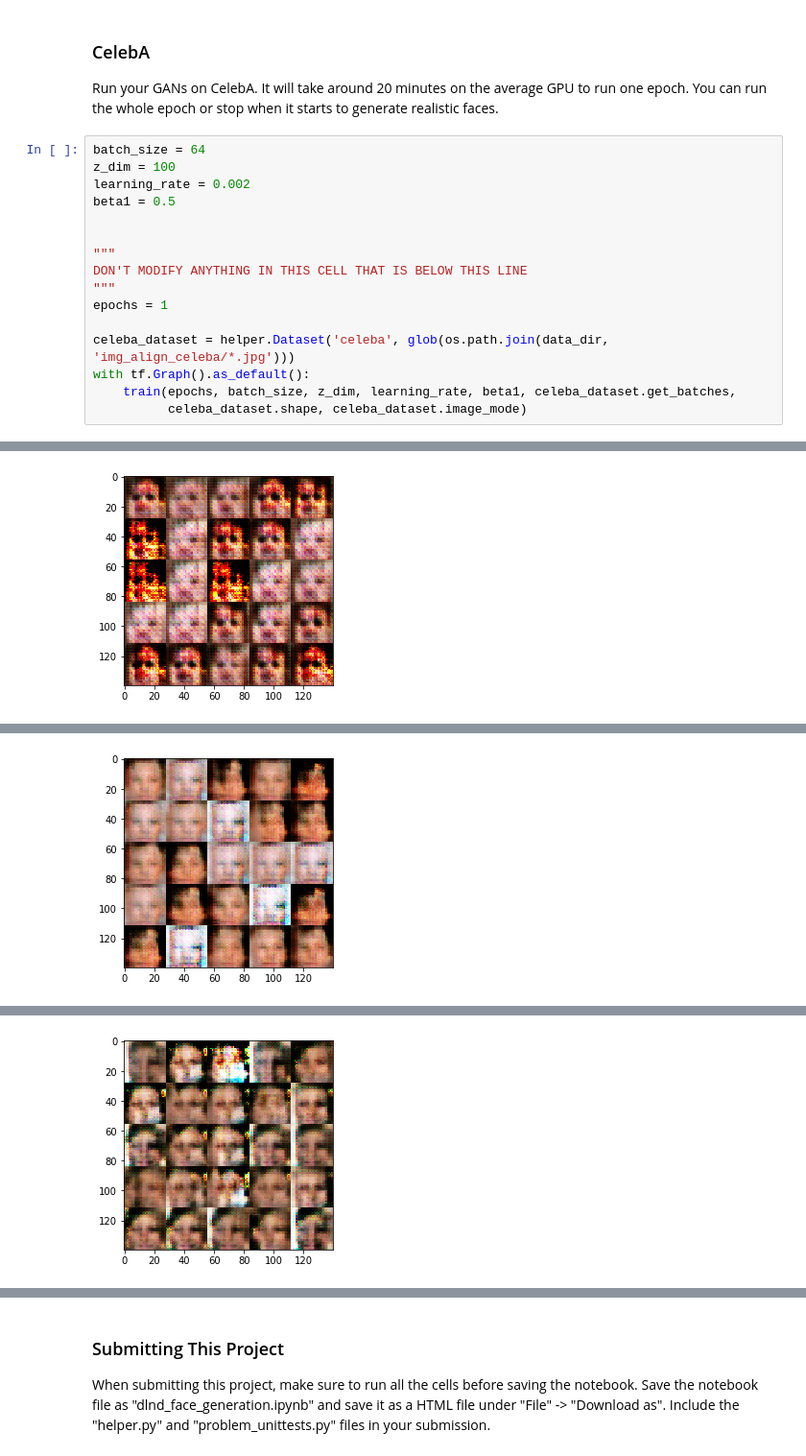
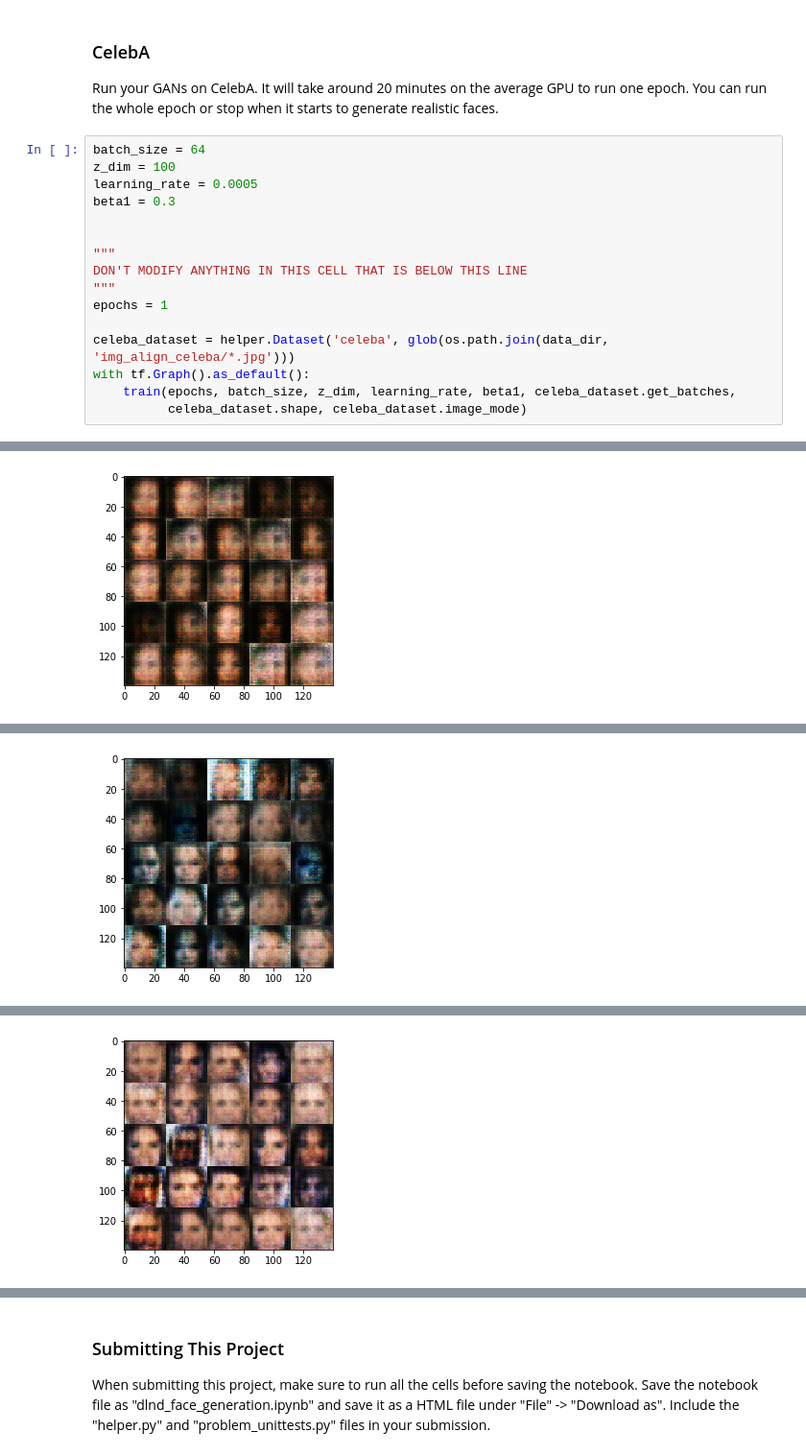
Before and after one commit to hanumant07/deep-learning, a Jupyter notebook: face_generation/dlnd_face_generation.ipynb, the cells around one changed output, grey strips where cells are left out. Shown at 96% size. Drawn from its saved outputs; the diff is of its cells as text.

Commit message:
Fine tune hyper parameters for face generation
Reduce beta and learning rate

```diff
--- a/face_generation/dlnd_face_generation.ipynb
+++ b/face_generation/dlnd_face_generation.ipynb
@@ -457,8 +457,8 @@ Run your GANs on CelebA.  It will take around 20 minutes on the average GPU to r
 # %%
 batch_size = 64
 z_dim = 100
-learning_rate = 0.002
-beta1 = 0.5
+learning_rate = 0.0005
+beta1 = 0.3
 
 
 """
@@ -495 +495 @@ Epoch 1/1... Discriminator Loss: 0.9890... Generator Loss: 0.8267
-[figure, old version]
+[figure, new version]
@@ -506 +506 @@ Epoch 1/1... Discriminator Loss: 1.2816... Generator Loss: 0.3825
-[figure, old version]
+[figure, new version]
@@ -517 +517 @@ Epoch 1/1... Discriminator Loss: 0.3317... Generator Loss: 4.2337
-[figure, old version]
+[figure, new version]
```
Also changed, not shown: parts of 2 cells of this notebook, 1 other file.
